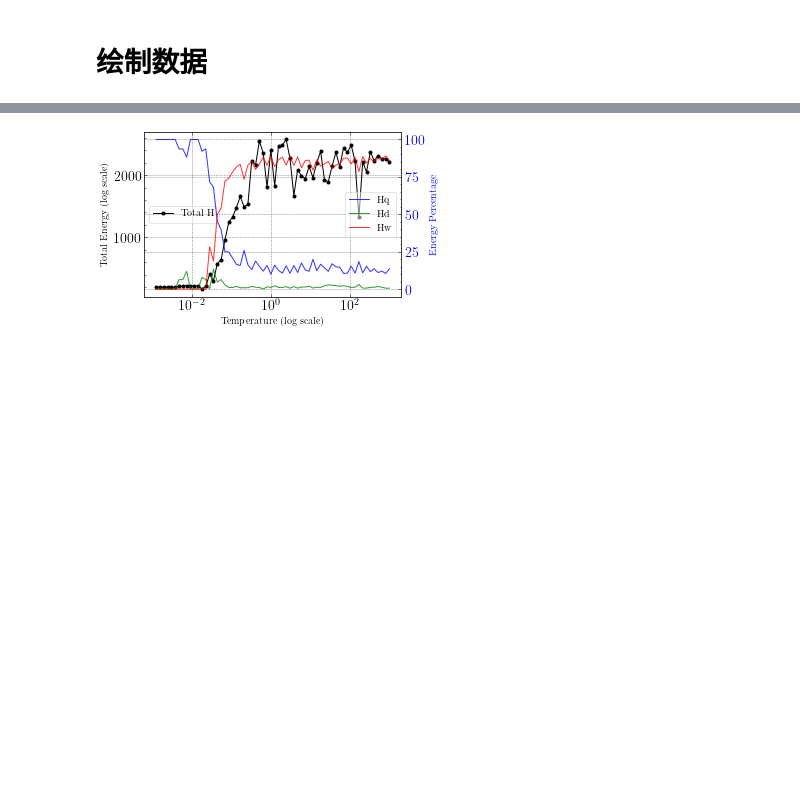
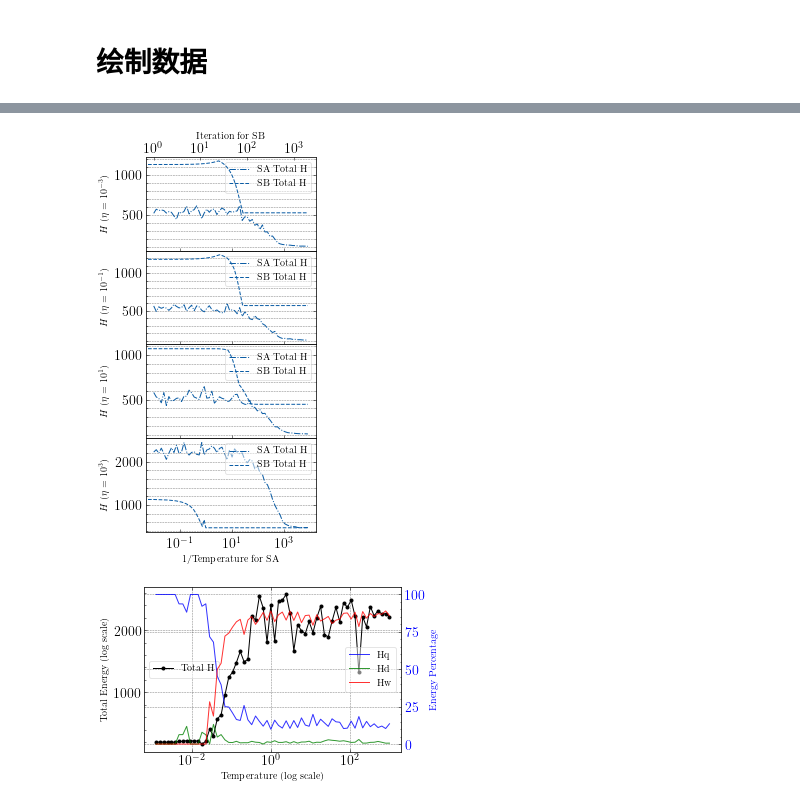
Before and after one commit to liftes/TrafficSignal, a Jupyter notebook: Figures.ipynb, the cells around one changed output, grey strips where cells are left out. Cells and saved outputs as stored; diff of their text form; code cells hidden in the pictures; blank space fills up the shorter version.

```diff
--- a/Figures.ipynb
+++ b/Figures.ipynb
@@ -143,3 +221,8 @@ plot_benchmark(data[0], data[1])
+# %%
+plot_combined_data(eta_data_list=GetEnergyList())
+Dplt.SaveFig(1,"Energy_eta.png","Figure/")
+# %% [output]
+[figure, added]
 # %%
 # 使用方法
 data = tf.Load_data("Result/SA/test_result.pkl")
```
Also changed, not shown: parts of 3 cells of this notebook, 3 other files.
